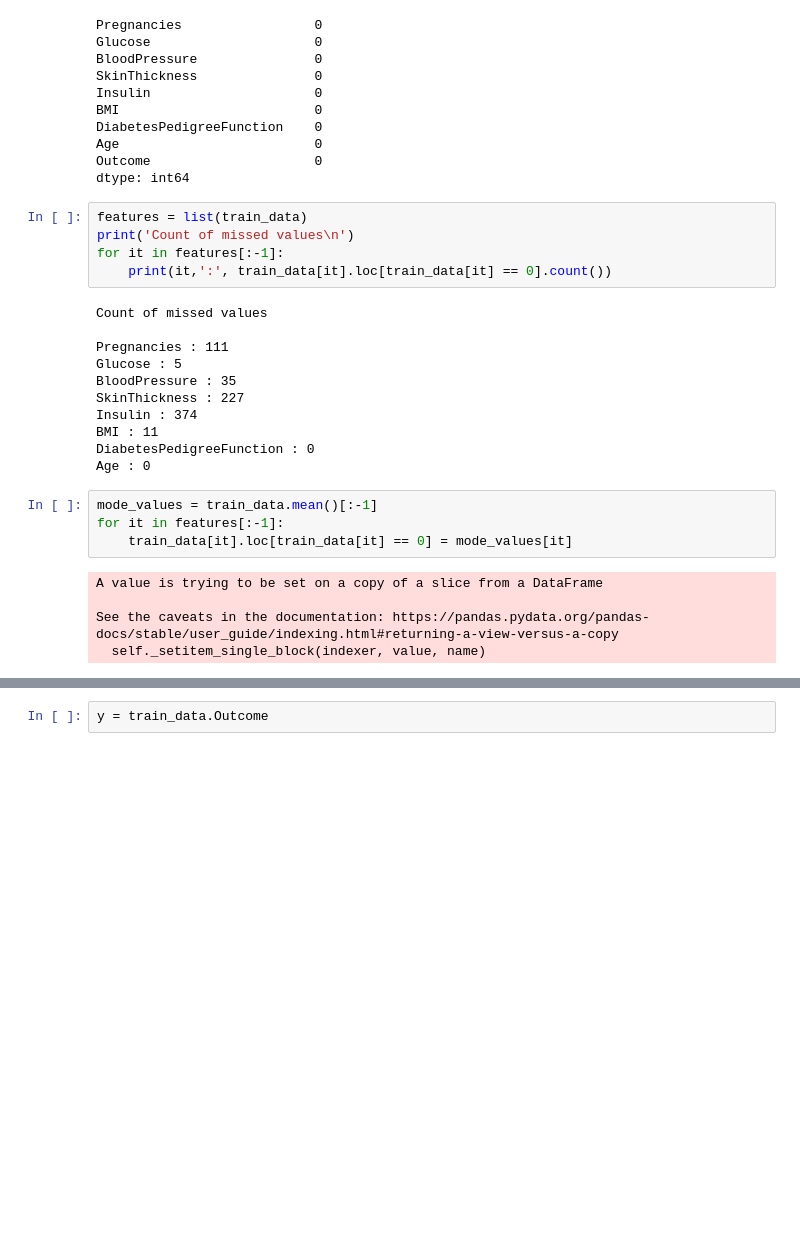
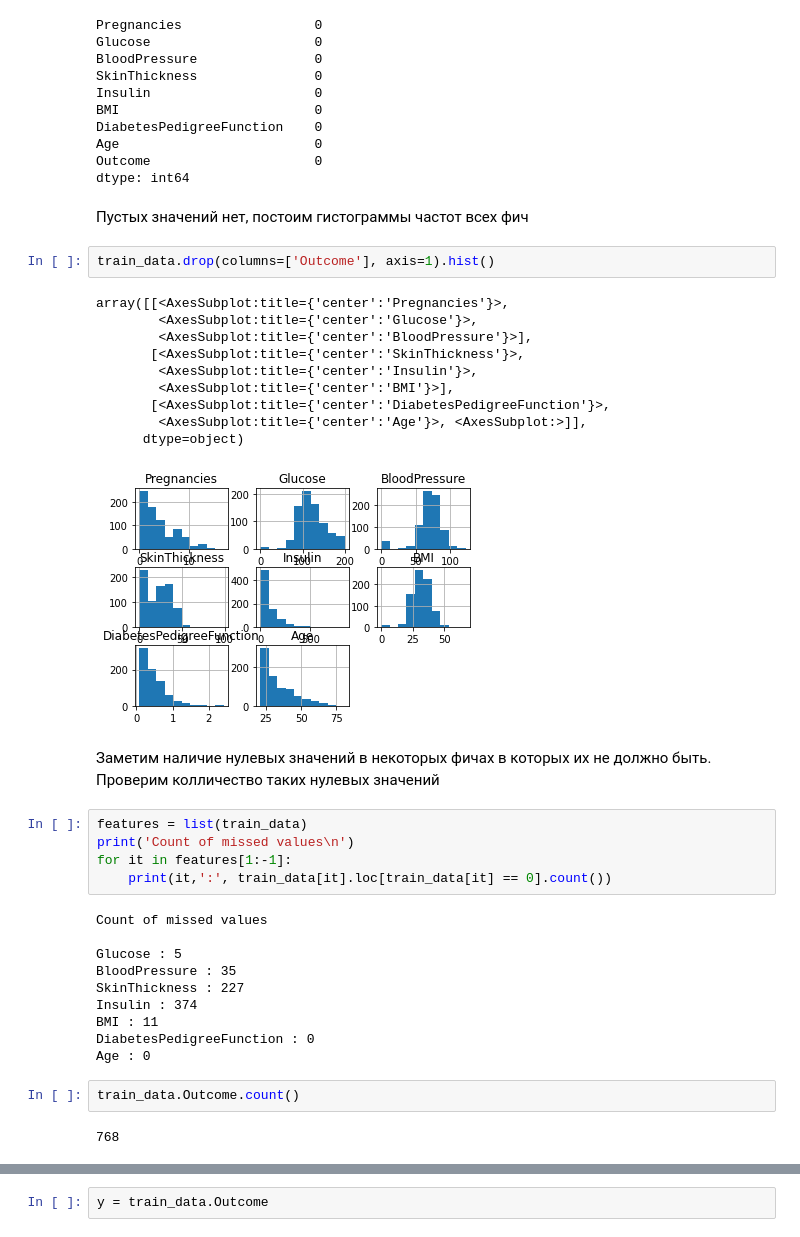
Before and after one commit to NLZer0/Predict-diabetes, a Jupyter notebook: main.ipynb, the cells around one changed output, grey strips where cells are left out. Cells and saved outputs as stored; diff of their text form; blank space fills up the shorter version.

```diff
--- a/main.ipynb
+++ b/main.ipynb
@@ -26,15 +49,31 @@ DiabetesPedigreeFunction    0
 Age                         0
 Outcome                     0
 dtype: int64
+# %% [markdown]
+Пустых значений нет, постоим гистограммы частот всех фич
+# %%
+train_data.drop(columns=['Outcome'], axis=1).hist()
+# %% [output]
+array([[<AxesSubplot:title={'center':'Pregnancies'}>,
+        <AxesSubplot:title={'center':'Glucose'}>,
+        <AxesSubplot:title={'center':'BloodPressure'}>],
+       [<AxesSubplot:title={'center':'SkinThickness'}>,
+        <AxesSubplot:title={'center':'Insulin'}>,
+        <AxesSubplot:title={'center':'BMI'}>],
+       [<AxesSubplot:title={'center':'DiabetesPedigreeFunction'}>,
+        <AxesSubplot:title={'center':'Age'}>, <AxesSubplot:>]],
+      dtype=object)
+[figure, added]
+# %% [markdown]
+Заметим наличие нулевых значений в некоторых фичах в которых их не должно быть. Проверим колличество таких нулевых значений
 # %%
 features = list(train_data)
 print('Count of missed values\n')
-for it in features[:-1]:
+for it in features[1:-1]:
     print(it,':', train_data[it].loc[train_data[it] == 0].count())
 # %% [output]
 Count of missed values
 
-Pregnancies : 111
 Glucose : 5
 BloodPressure : 35
 SkinThickness : 227
@@ -42,12 +81,7 @@ Insulin : 374
 BMI : 11
 DiabetesPedigreeFunction : 0
 Age : 0
-# %%
-mode_values = train_data.mean()[:-1]
-for it in features[:-1]:
-    train_data[it].loc[train_data[it] == 0] = mode_values[it]
-# %% [output]
-A value is trying to be set on a copy of a slice from a DataFrame
-
-See the caveats in the documentation: https://pandas.pydata.org/pandas-docs/stable/user_guide/indexing.html#returning-a-view-versus-a-copy
-  self._setitem_single_block(indexer, value, name)
+# %%
+train_data.Outcome.count()
+# %% [output]
+768
```
Also changed, not shown: parts of 23 cells of this notebook.
